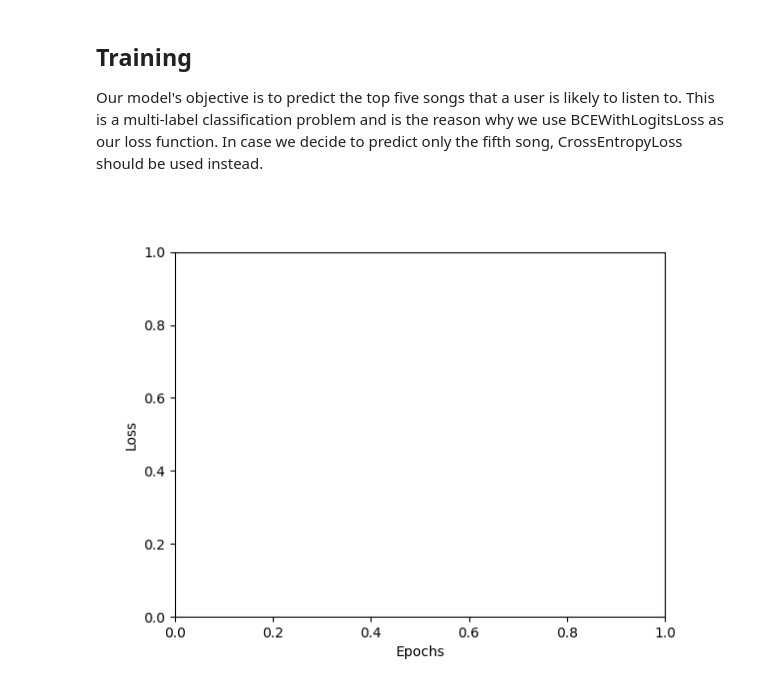
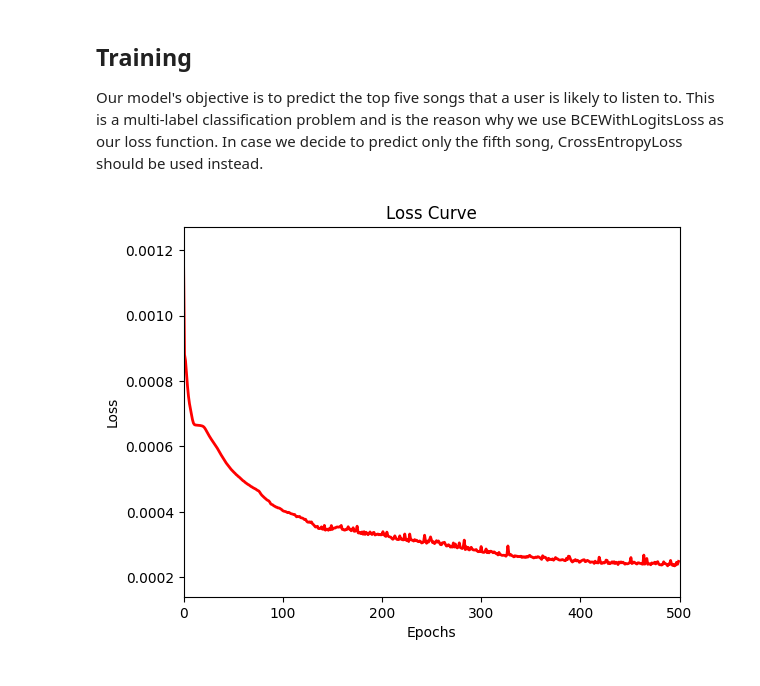
Before and after one commit to Trev241/sounds-like, a Jupyter notebook: notebook.ipynb, the cells around one changed output. Drawn from its saved outputs; the diff is of its cells as text; code cells hidden in the pictures.

```diff
--- a/notebook.ipynb
+++ b/notebook.ipynb
@@ -152,7 +146,7 @@ temp_df.head()
 | 12098222 | 00000b722001882066dff9d2da8a77565... | SOFLJQZ12A6D4FADA6 | 1 |
 # %%
 # Only use a subset of the data
-temp_df = temp_df.head(math.floor(len(temp_df.index) * 0.01))
+temp_df = temp_df.head(math.floor(len(temp_df.index) * 0.25))
 temp_df.head()
 
 # Assign an index to every unique song in the list
@@ -172,12 +166,10 @@ taste_profile_df = (
     top_songs.groupby("user_id")["song_id_coded"].apply(list).reset_index()
 )
 taste_profile_df.columns = ["user", f"top_{limit}_song_id_coded"]
-taste_profile_df[[f"track_{i}_coded" for i in range(1, limit + 1)]] = pd.DataFrame(
-    taste_profile_df[f"top_{limit}_song_id_coded"].to_list(), index=taste_profile_df.index
+taste_profile_df[track_cols] = pd.DataFrame(
+    taste_profile_df[f"top_{limit}_song_id_coded"].to_list(),
+    index=taste_profile_df.index,
 )
 
 print(f"There are {num_songs} songs and {num_users} users in our selection.")
-
-taste_profile_df.to_csv("data/taste_profile.csv", index=False)
-taste_profile_df.head(10)
 # %% [output]
@@ -434,5 +365,6 @@ model = RecommendationModel(num_songs, embedding_dim)
 # %%
-loss_fn = nn.BCEWithLogitsLoss()
+# loss_fn = nn.BCEWithLogitsLoss()
+loss_fn = nn.BCEWithLogitsLoss(reduction="none")
 lr = 0.001
 optimizer = optim.Adam(model.parameters(), lr=lr)
 # %% [markdown]
@@ -440,57 +372,62 @@ optimizer = optim.Adam(model.parameters(), lr=lr)
 
 Our model's objective is to predict the top five songs that a user is likely to listen to. This is a multi-label classification problem and is the reason why we use BCEWithLogitsLoss as our loss function. In case we decide to predict only the fifth song, CrossEntropyLoss should be used instead.
 # %%
-%matplotlib widget
-n_epochs = 200
+%matplotlib inline
+n_epochs = 500
 batch_size = 10
 
 fig, ax = plt.subplots()
 x_data, y_data = [], []
-(line,) = ax.plot([], [], "r-", lw=2)
-loss_start = -1
+line, = ax.plot(x_data, y_data, "r-", lw=2)
+loss_upper = 0
+loss_lower = 1
 loss_queue = queue.Queue()
 
 ax.set_xlim(0, 1)
 ax.set_ylim(0, 1)
 ax.set_xlabel("Epochs")
 ax.set_ylabel("Loss")
+ax.set_title("Loss Curve")
+ax.xaxis.get_major_locator().set_params(integer=True)
 
-def update(frame):
-    while not loss_queue.empty():
-        loss = loss_queue.get()
+# Create weights
+weights = torch.ones(num_users, num_songs)
+weights.scatter_(1, tracks[:, -1].unsqueeze(1), 2.0)
 
-        x_data.append(len(y_data))
-        y_data.append(loss)
-        line.set_data(x_data, y_data)
+for epoch in range(n_epochs):
+    for i in range(0, len(model_input), batch_size):
+        batch = model_input[i:i + batch_size]
+        y_pred = model(batch)
+        y_batch = target_m[i: i + batch_size]
+        weights_batch = weights[i: i + batch_size]
 
-        # Adjust x-limits dynamically
-        ax.set_xlim(0, x_data[-1] + 1)
-        ax.set_ylim(0, max(y_data[-1], loss_start))
+        # loss = loss_fn(y_pred, y_batch)
+        loss_per_element = loss_fn(y_pred, y_batch)
+        weighted_loss = loss_per_element * weights_batch
+        loss = weighted_loss.mean()
 
-    return line,
+        optimizer.zero_grad()
+        loss.backward()
+        optimizer.step()
 
-def train():
-    global loss_start
-    global loss_queue
+    # Update plot
+    loss_val = loss.item()
+    x_data.append(epoch)
+    y_data.append(loss_val)
+    line.set_data(x_data, y_data)
 
-    for _ in range(n_epochs):
-        for i in range(0, len(model_input), batch_size):
-            batch = model_input[i:i + batch_size]
-            y_pred = model(batch)
-            y_batch = target_m[i: i + batch_size]
-            loss = loss_fn(y_pred, y_batch)
-            optimizer.zero_grad()
-            loss.backward()
-            optimizer.step()
+    loss_lower = min(loss_lower, loss_val)
+    loss_upper = max(loss_upper, loss_val)
+    loss_range = loss_upper - loss_lower
+    ax.set_xlim(0, x_data[-1] + 1)
+    if loss_lower != loss_upper:
+        ax.set_ylim(max(0, loss_lower - loss_range * .1), min(1, loss_upper + loss_range * .1))
+    else:
+        ax.set_ylim(0, 1)
 
-        loss_queue.put(loss.item())
-        if loss_start == -1:
-            loss_start = loss.item()
+    clear_output(wait=True)
+    display(fig)
 
-train_thread = threading.Thread(target=train, daemon=True)
-train_thread.start()
-
-ani = FuncAnimation(fig, update, frames=range(n_epochs), interval=100, blit=True)
-plt.show()
+print("Done.")
 # %% [output]
-[figure, old version]
+[figure, new version]
```
Also changed, not shown: parts of 22 cells of this notebook, 6 other files.
